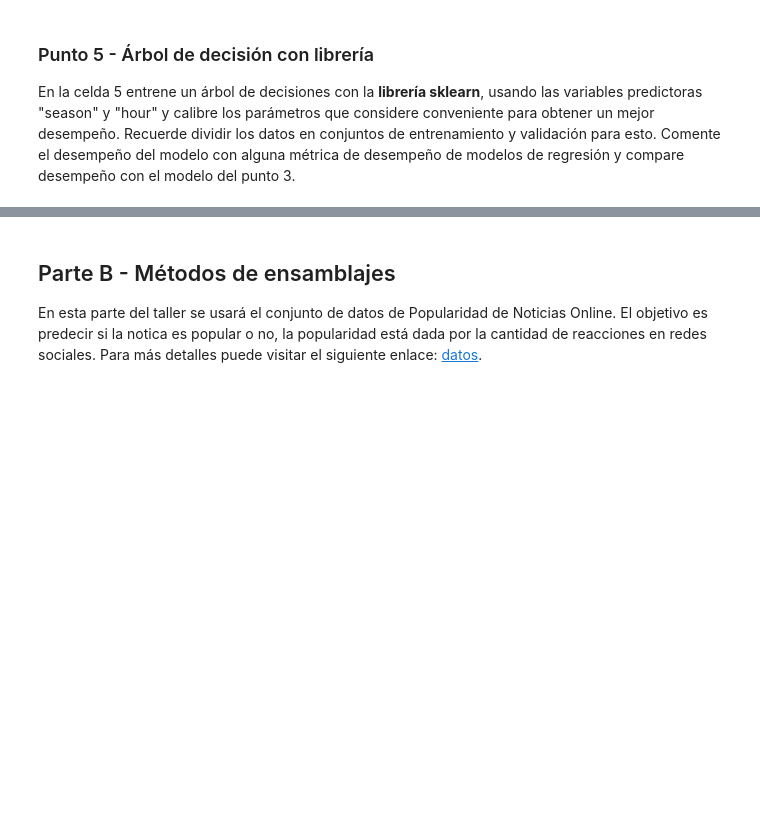
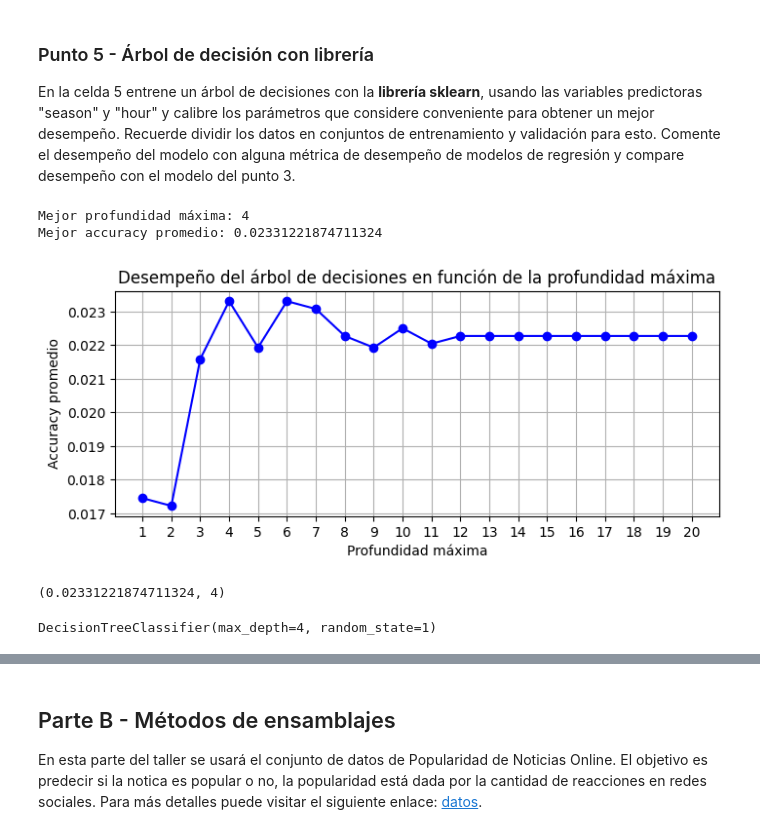
Before and after one commit to Dsharlie/ML-NLP, a Jupyter notebook: Semana 1/S1TC1_arboles_ensamblajes.ipynb, the cells around one changed output, grey strips where cells are left out. Cells and saved outputs as stored; diff of their text form; code cells hidden in the pictures; blank space fills up the shorter version.

```diff
--- a/Semana 1/S1TC1_arboles_ensamblajes.ipynb
+++ b/Semana 1/S1TC1_arboles_ensamblajes.ipynb
@@ -66,0 +203,3 @@ En la celda 4 cree un árbol de decisiones para pronosticar la variable "total"
+# %%
+X = bikes[['season', 'hour']]
+y = bikes['total']
@@ -71,0 +438,55 @@ En la celda 5 entrene un árbol de decisiones con la **librería sklearn**, usan
+# %%
+from sklearn.model_selection import train_test_split, cross_val_score
+from sklearn.tree import DecisionTreeClassifier
+import numpy as np
+
+# División de los datos en conjunto de entrenamiento y prueba
+X_train, X_test, y_train, y_test = train_test_split(X[['season', 'hour']], y, test_size=0.2, random_state=1)
+
+# Lista de valores para calibrar el criterio de parada de máxima profundidad (max_depth)
+max_depth_range = range(1, 21)
+
+# Lista para guardar los valores del accuracy para cada valor de máxima profundidad (max_depth)
+accuracy_scores = []
+
+# Loop para obtener el desempeño del modelo de acuerdo con la máxima profundidad
+for depth in max_depth_range:
+    # Definición del árbol de decisión usando DecisionTreeClassifier de la librería sklearn
+    clf = DecisionTreeClassifier(max_depth=depth, random_state=1)
+    # Evaluación mediante validación cruzada
+    cv_scores = cross_val_score(clf, X_train, y_train, cv=10, scoring='accuracy')
+    accuracy_scores.append(np.mean(cv_scores))
+
+# Encontrar la mejor profundidad máxima con el mejor accuracy
+best_accuracy_index = np.argmax(accuracy_scores)
+best_max_depth = max_depth_range[best_accuracy_index]
+best_accuracy = accuracy_scores[best_accuracy_index]
+
+print("Mejor profundidad máxima:", best_max_depth)
+print("Mejor accuracy promedio:", best_accuracy)
+# %% [output]
+Mejor profundidad máxima: 4
+Mejor accuracy promedio: 0.02331221874711324
+# %%
+# Graficar los resultados
+plt.figure(figsize=(8, 3))
+plt.plot(max_depth_range, accuracy_scores, marker='o', linestyle='-', color='b')
+plt.title('Desempeño del árbol de decisiones en función de la profundidad máxima')
+plt.xlabel('Profundidad máxima')
+plt.ylabel('Accuracy promedio')
+plt.xticks(max_depth_range)
+plt.grid(True)
+plt.show()
+# %% [output]
+[figure, added]
+# %%
+# Mejor accuracy (desempeño del modelo) y su correspondiente max_depth
+sorted(zip(accuracy_scores, max_depth_range))[::-1][0]
+# %% [output]
+(0.02331221874711324, 4)
+# %%
+# max_depth=4 fue el mejor, se ajusta un árbol usando este valor
+clf = DecisionTreeClassifier(max_depth=4, random_state=1)
+clf.fit(X, y)
+# %% [output]
+DecisionTreeClassifier(max_depth=4, random_state=1)
```
Also changed, not shown: parts of 52 cells of this notebook.
